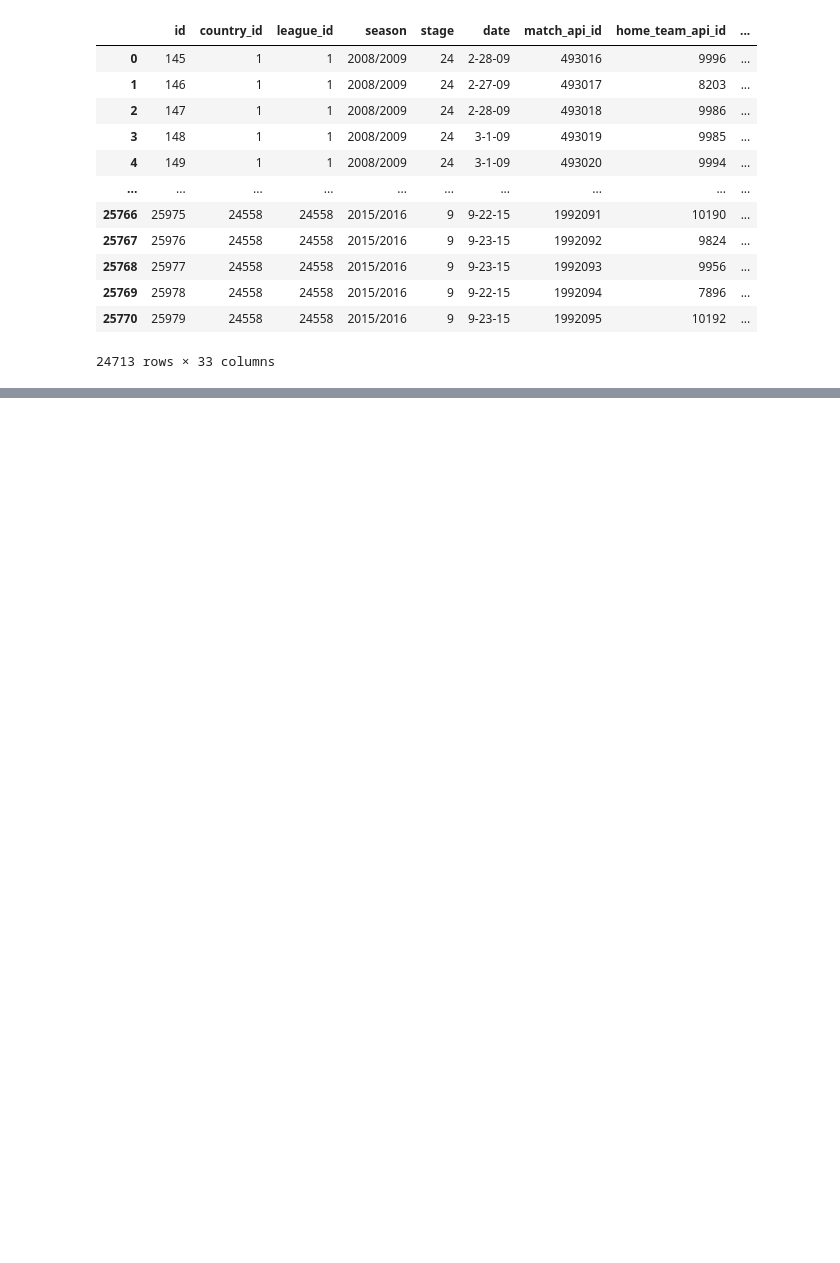
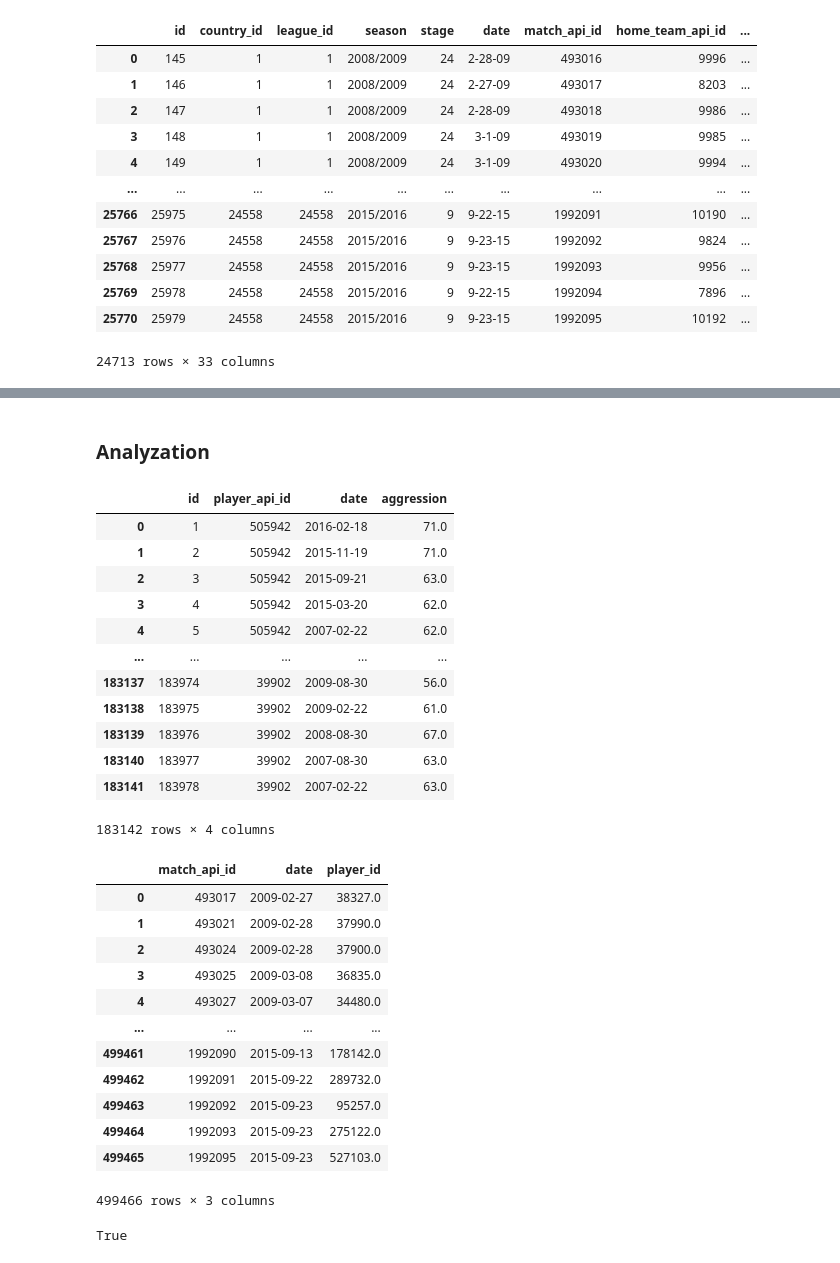
Before and after one commit to Brian-W-Li/datathon2025Feb, a Jupyter notebook: aggression.ipynb, the cells around one changed output, grey strips where cells are left out. Drawn from its saved outputs; the diff is of its cells as text; code cells hidden in the pictures; blank space fills up the shorter version.

```diff
--- a/aggression.ipynb
+++ b/aggression.ipynb
@@ -261,0 +314,39 @@ AttributeError: 'Series' object has no attribute '_hasna'
+# %% [markdown]
+### Analyzation
+# %%
+df_final = pd.read_csv('FINAL_PLAYER_ATTRIBUTES.csv')
+df_match_date = pd.read_csv('CLEANmatchDatePlayers.csv')
+df_final['date'] = pd.to_datetime(df_final['date'])
+df_match_date['date'] = pd.to_datetime(df_match_date['date'])
+
+display(df_final)
+display(df_match_date)
+print(df_final.iloc[0,2] > df_match_date.iloc[0,1])
+# %% [output]
+|  | id | player_api_id | date | aggression |
+| 0 | 1 | 505942 | 2016-02-18 | 71.0 |
+| 1 | 2 | 505942 | 2015-11-19 | 71.0 |
+| 2 | 3 | 505942 | 2015-09-21 | 63.0 |
+| 3 | 4 | 505942 | 2015-03-20 | 62.0 |
+| 4 | 5 | 505942 | 2007-02-22 | 62.0 |
+| ... | ... | ... | ... | ... |
+| 183137 | 183974 | 39902 | 2009-08-30 | 56.0 |
+| 183138 | 183975 | 39902 | 2009-02-22 | 61.0 |
+| 183139 | 183976 | 39902 | 2008-08-30 | 67.0 |
+| 183140 | 183977 | 39902 | 2007-08-30 | 63.0 |
+| 183141 | 183978 | 39902 | 2007-02-22 | 63.0 |
+183142 rows × 4 columns
+|  | match_api_id | date | player_id |
+| 0 | 493017 | 2009-02-27 | 38327.0 |
+| 1 | 493021 | 2009-02-28 | 37990.0 |
+| 2 | 493024 | 2009-02-28 | 37900.0 |
+| 3 | 493025 | 2009-03-08 | 36835.0 |
+| 4 | 493027 | 2009-03-07 | 34480.0 |
+| ... | ... | ... | ... |
+| 499461 | 1992090 | 2015-09-13 | 178142.0 |
+| 499462 | 1992091 | 2015-09-22 | 289732.0 |
+| 499463 | 1992092 | 2015-09-23 | 95257.0 |
+| 499464 | 1992093 | 2015-09-23 | 275122.0 |
+| 499465 | 1992095 | 2015-09-23 | 527103.0 |
+499466 rows × 3 columns
+True
```
Also changed, not shown: parts of 15 cells of this notebook.
